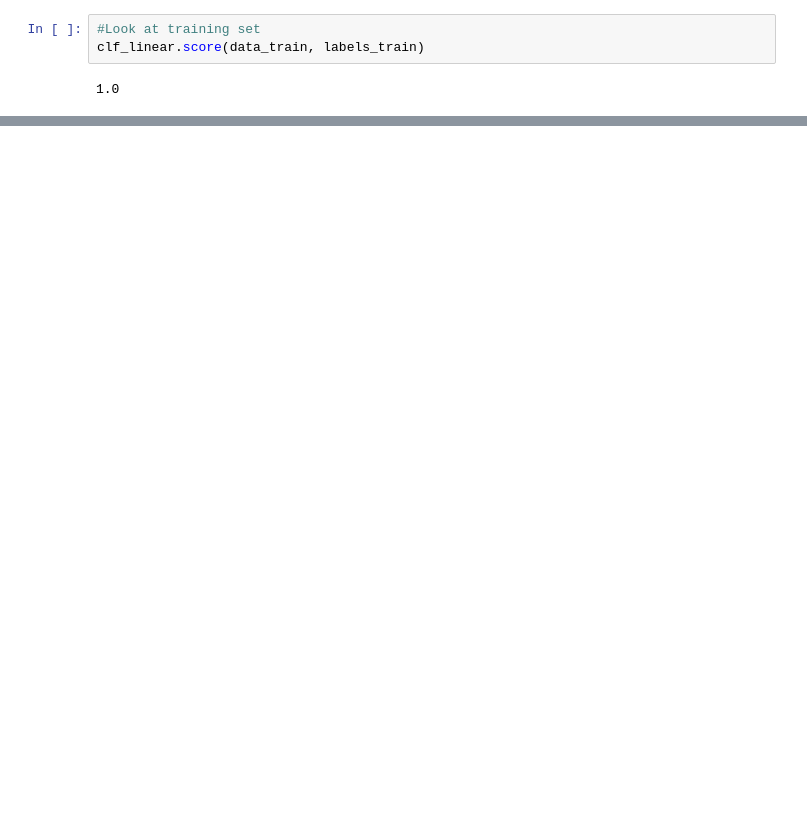
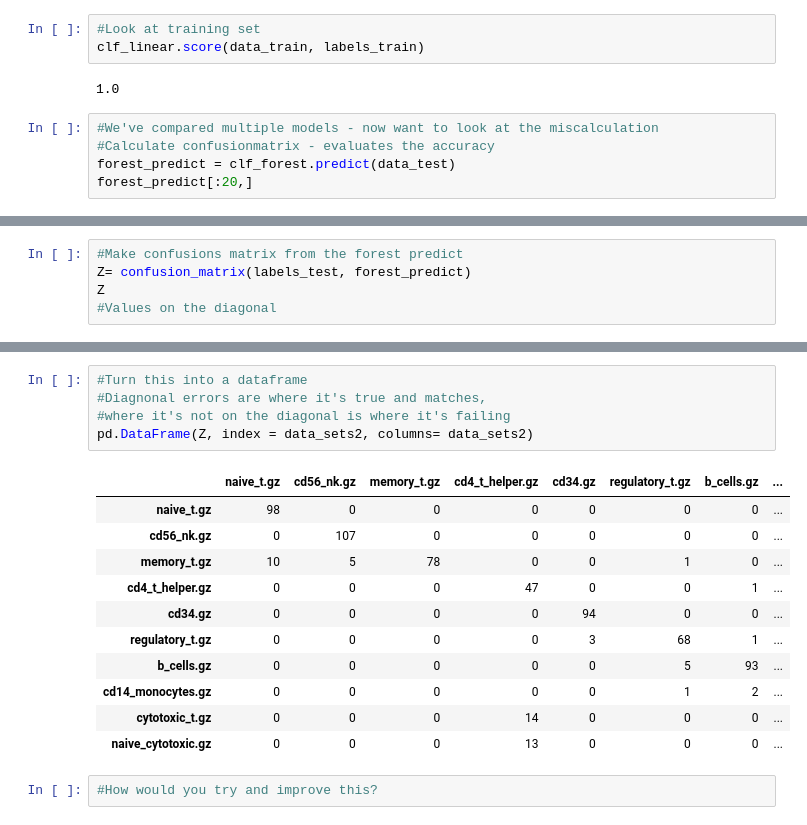
Before and after one commit to rodgson543/obdsRNAseqpipeline, a Jupyter notebook: 210520_ML.ipynb, the cells around one changed output, grey strips where cells are left out. Saved outputs shown, nothing was run; the diff lists cells and outputs as text; blank space fills up the shorter version.

```diff
--- a/210520_ML.ipynb
+++ b/210520_ML.ipynb
@@ -246,3 +250,8 @@ clf_linear.score(data_test, labels_test)
 clf_linear.score(data_train, labels_train)
 # %% [output]
 1.0
+# %%
+#We've compared multiple models - now want to look at the miscalculation
+#Calculate confusionmatrix - evaluates the accuracy
+forest_predict = clf_forest.predict(data_test)
+forest_predict[:20,]
@@ -248,0 +265,5 @@ clf_linear.score(data_train, labels_train)
+# %%
+#Make confusions matrix from the forest predict
+Z= confusion_matrix(labels_test, forest_predict)
+Z
+#Values on the diagonal
@@ -248,0 +281,19 @@ clf_linear.score(data_train, labels_train)
+# %%
+#Turn this into a dataframe
+#Diagnonal errors are where it's true and matches,
+#where it's not on the diagonal is where it's failing
+pd.DataFrame(Z, index = data_sets2, columns= data_sets2)
+# %% [output]
+|  | naive_t.gz | cd56_nk.gz | memory_t.gz | cd4_t_helper.gz | cd34.gz | regulatory_t.gz | b_cells.gz | ... |
+| naive_t.gz | 98 | 0 | 0 | 0 | 0 | 0 | 0 | ... |
+| cd56_nk.gz | 0 | 107 | 0 | 0 | 0 | 0 | 0 | ... |
+| memory_t.gz | 10 | 5 | 78 | 0 | 0 | 1 | 0 | ... |
+| cd4_t_helper.gz | 0 | 0 | 0 | 47 | 0 | 0 | 1 | ... |
+| cd34.gz | 0 | 0 | 0 | 0 | 94 | 0 | 0 | ... |
+| regulatory_t.gz | 0 | 0 | 0 | 0 | 3 | 68 | 1 | ... |
+| b_cells.gz | 0 | 0 | 0 | 0 | 0 | 5 | 93 | ... |
+| cd14_monocytes.gz | 0 | 0 | 0 | 0 | 0 | 1 | 2 | ... |
+| cytotoxic_t.gz | 0 | 0 | 0 | 14 | 0 | 0 | 0 | ... |
+| naive_cytotoxic.gz | 0 | 0 | 0 | 13 | 0 | 0 | 0 | ... |
+# %%
+#How would you try and improve this?
```
Also changed, not shown: parts of 26 cells of this notebook.
